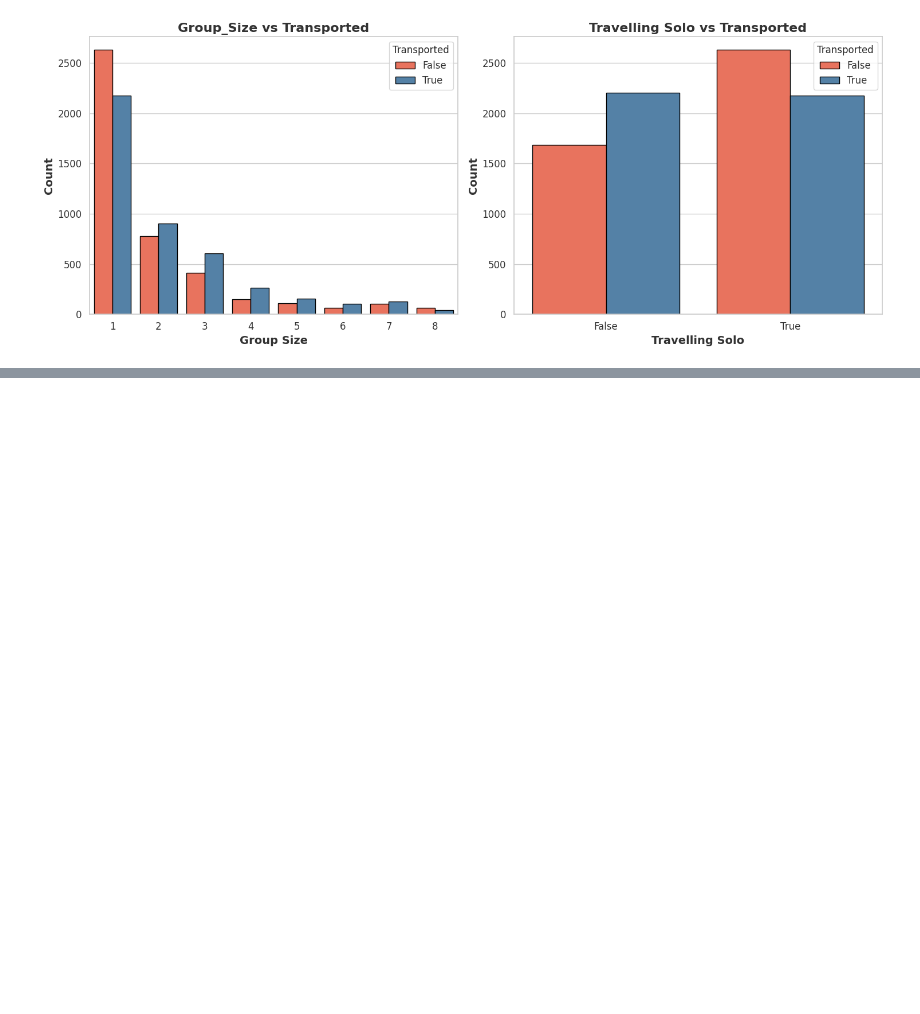
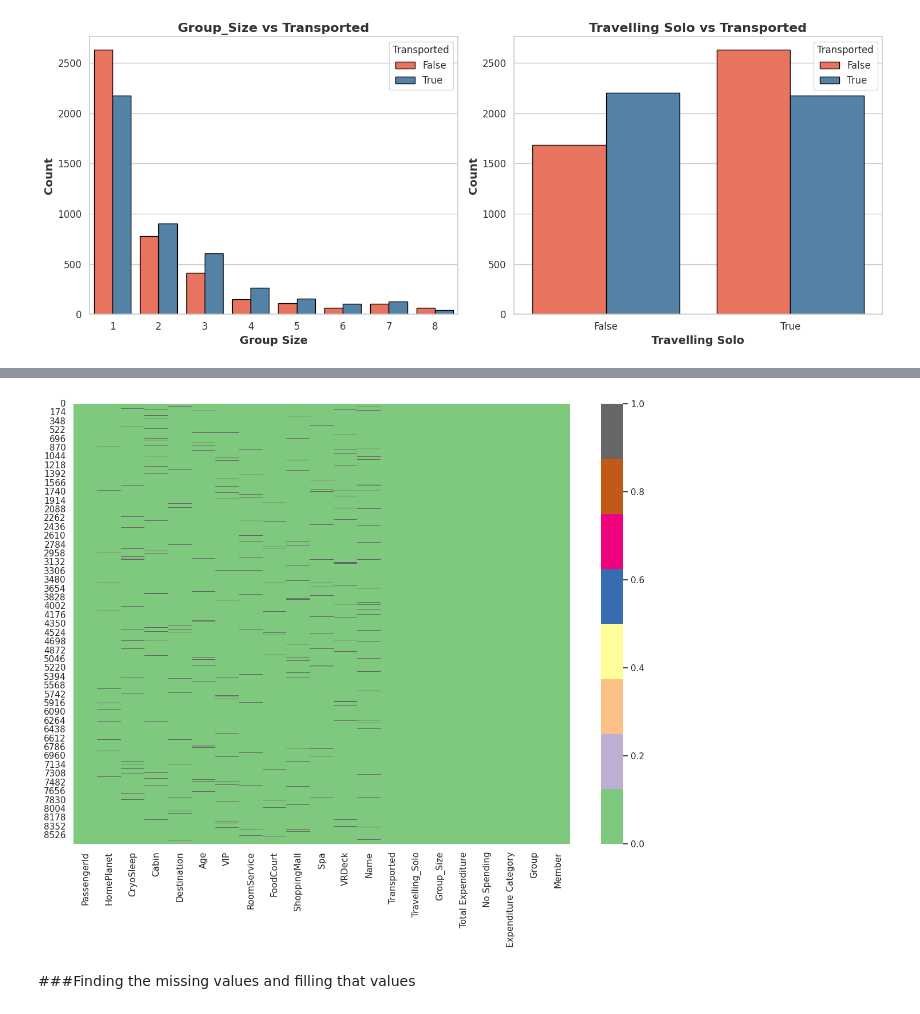
Before and after one commit to 7PAM2015-0509-2023-Team-8/Kaggle-Challenge, a Jupyter notebook: Kaggle_Challenge.ipynb, the cells around one changed output, grey strips where cells are left out. Drawn from its saved outputs; the diff is of its cells as text; code cells hidden in the pictures; blank space fills up the shorter version.

```diff
--- a/Kaggle_Challenge.ipynb
+++ b/Kaggle_Challenge.ipynb
@@ -479,0 +517,8 @@ plt.show()
+# %%
+plt.figure(figsize=(14,10))
+sns.heatmap(train_df.isnull(),cmap="Accent")
+plt.show()
+# %% [output]
+[figure, added]
+# %% [markdown]
+###Finding the missing values and filling that values
```
Also changed, not shown: parts of 30 cells of this notebook.
